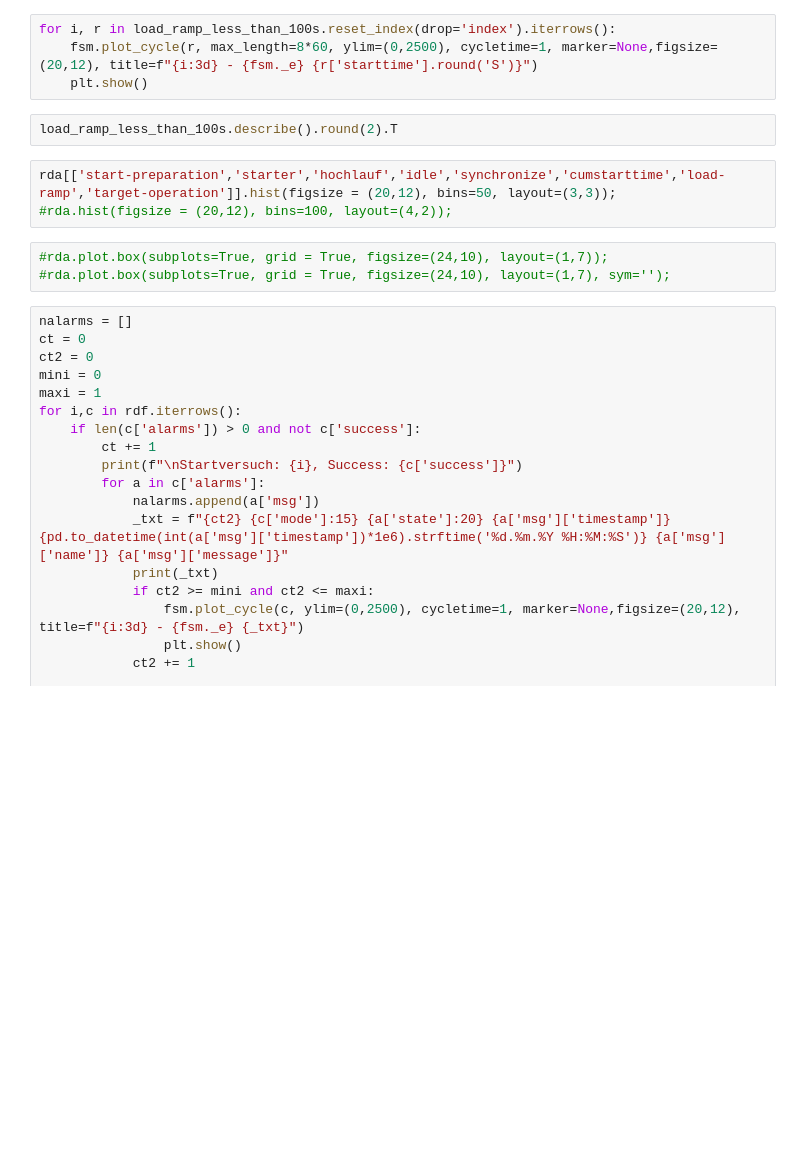
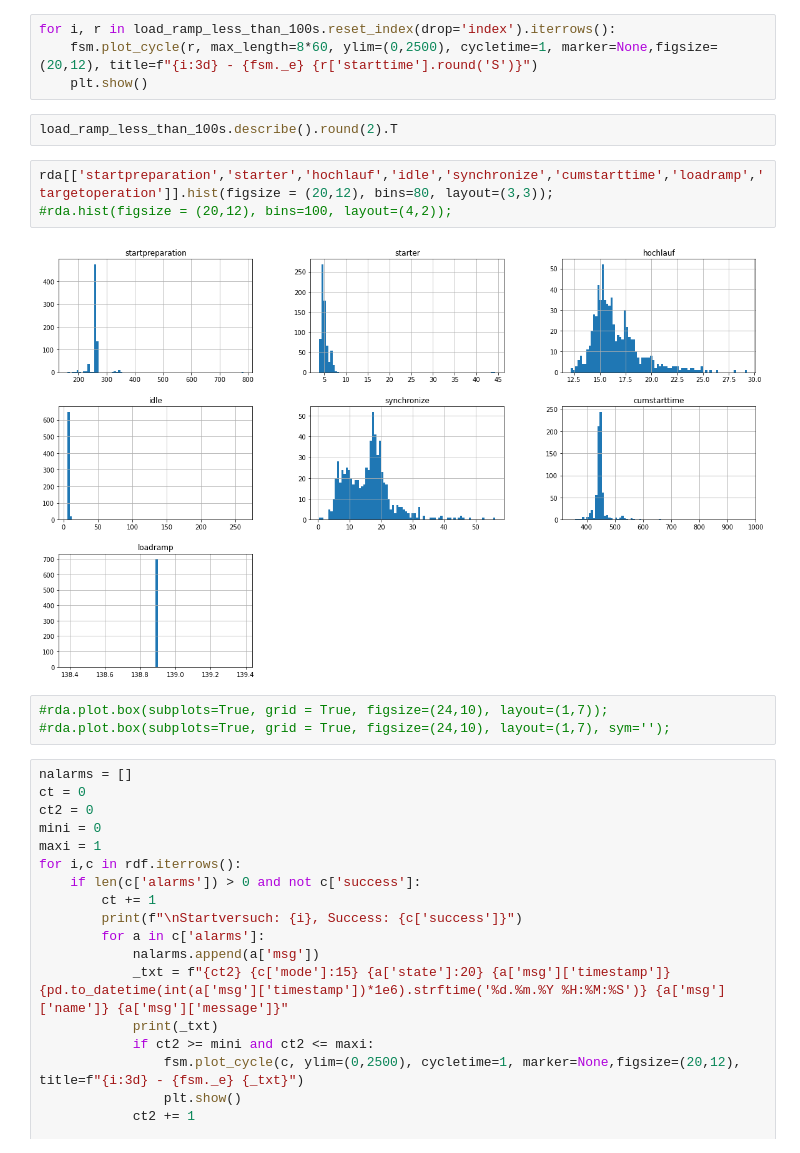
Before and after one commit to dieterch/statemachine, a Jupyter notebook: forsa_hartmoor.ipynb, the cells around one changed output. Cells and saved outputs as stored; diff of their text form; blank space fills up the shorter version.

```diff
--- a/forsa_hartmoor.ipynb
+++ b/forsa_hartmoor.ipynb
@@ -231,8 +282,10 @@ for i, r in load_ramp_less_than_100s.reset_index(drop='index').iterrows():
 # %%
 load_ramp_less_than_100s.describe().round(2).T
 # %%
-rda[['start-preparation','starter','hochlauf','idle','synchronize','cumstarttime','load-ramp','target-operation']].hist(figsize = (20,12), bins=50, layout=(3,3));
+rda[['startpreparation','starter','hochlauf','idle','synchronize','cumstarttime','loadramp','targetoperation']].hist(figsize = (20,12), bins=80, layout=(3,3));
 #rda.hist(figsize = (20,12), bins=100, layout=(4,2));
+# %% [output]
+[figure, added]
 # %%
 #rda.plot.box(subplots=True, grid = True, figsize=(24,10), layout=(1,7));
 #rda.plot.box(subplots=True, grid = True, figsize=(24,10), layout=(1,7), sym='');
```
Also changed, not shown: parts of 21 cells of this notebook, 1 other file.
